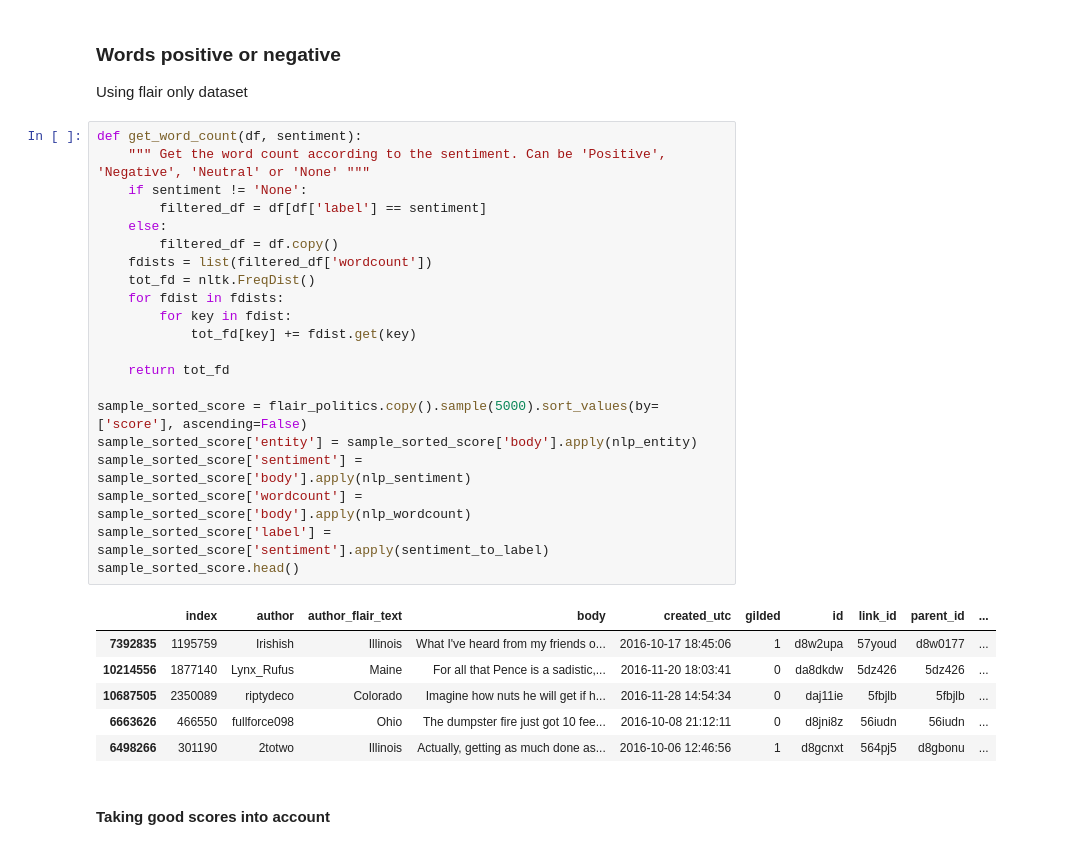
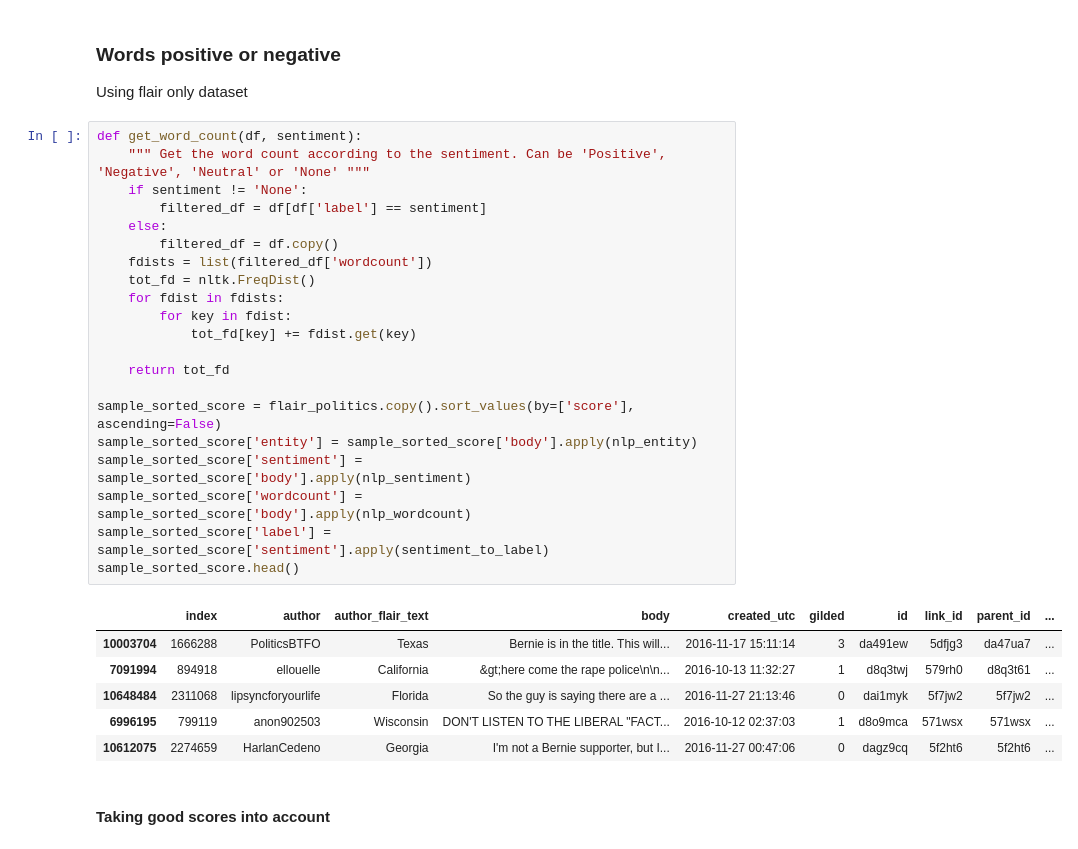
Before and after one commit to arthishow/Project, a Jupyter notebook: Final project.ipynb, the cells around one changed output. Drawn from its saved outputs; the diff is of its cells as text.

```diff
--- a/Final project.ipynb
+++ b/Final project.ipynb
@@ -244,31 +244,31 @@ Using flair only dataset
 # %%
 def get_word_count(df, sentiment):
     """ Get the word count according to the sentiment. Can be 'Positive', 'Negative', 'Neutral' or 'None' """
     if sentiment != 'None':
         filtered_df = df[df['label'] == sentiment]
     else:
         filtered_df = df.copy()
     fdists = list(filtered_df['wordcount'])
     tot_fd = nltk.FreqDist()
     for fdist in fdists:
         for key in fdist:
             tot_fd[key] += fdist.get(key)
 
     return tot_fd
 
-sample_sorted_score = flair_politics.copy().sample(5000).sort_values(by=['score'], ascending=False)
+sample_sorted_score = flair_politics.copy().sort_values(by=['score'], ascending=False)
 sample_sorted_score['entity'] = sample_sorted_score['body'].apply(nlp_entity)
 sample_sorted_score['sentiment'] = sample_sorted_score['body'].apply(nlp_sentiment)
 sample_sorted_score['wordcount'] = sample_sorted_score['body'].apply(nlp_wordcount)
 sample_sorted_score['label'] = sample_sorted_score['sentiment'].apply(sentiment_to_label)
 sample_sorted_score.head()
 # %% [output]
 |  | index | author | author_flair_text | body | created_utc | gilded | id | link_id | parent_id | ... |
-| 7392835 | 1195759 | Irishish | Illinois | What I've heard from my friends o... | 2016-10-17 18:45:06 | 1 | d8w2upa | 57youd | d8w0177 | ... |
-| 10214556 | 1877140 | Lynx_Rufus | Maine | For all that Pence is a sadistic,... | 2016-11-20 18:03:41 | 0 | da8dkdw | 5dz426 | 5dz426 | ... |
-| 10687505 | 2350089 | riptydeco | Colorado | Imagine how nuts he will get if h... | 2016-11-28 14:54:34 | 0 | daj11ie | 5fbjlb | 5fbjlb | ... |
-| 6663626 | 466550 | fullforce098 | Ohio | The dumpster fire just got 10 fee... | 2016-10-08 21:12:11 | 0 | d8jni8z | 56iudn | 56iudn | ... |
-| 6498266 | 301190 | 2totwo | Illinois | Actually, getting as much done as... | 2016-10-06 12:46:56 | 1 | d8gcnxt | 564pj5 | d8gbonu | ... |
+| 10003704 | 1666288 | PoliticsBTFO | Texas | Bernie is in the title. This will... | 2016-11-17 15:11:14 | 3 | da491ew | 5dfjg3 | da47ua7 | ... |
+| 7091994 | 894918 | ellouelle | California | &gt;here come the rape police\n\n... | 2016-10-13 11:32:27 | 1 | d8q3twj | 579rh0 | d8q3t61 | ... |
+| 10648484 | 2311068 | lipsyncforyourlife | Florida | So the guy is saying there are a ... | 2016-11-27 21:13:46 | 0 | dai1myk | 5f7jw2 | 5f7jw2 | ... |
+| 6996195 | 799119 | anon902503 | Wisconsin | DON'T LISTEN TO THE LIBERAL "FACT... | 2016-10-12 02:37:03 | 1 | d8o9mca | 571wsx | 571wsx | ... |
+| 10612075 | 2274659 | HarlanCedeno | Georgia | I'm not a Bernie supporter, but I... | 2016-11-27 00:47:06 | 0 | dagz9cq | 5f2ht6 | 5f2ht6 | ... |
 # %% [markdown]
 #### Taking good scores into account
 # %%
```
